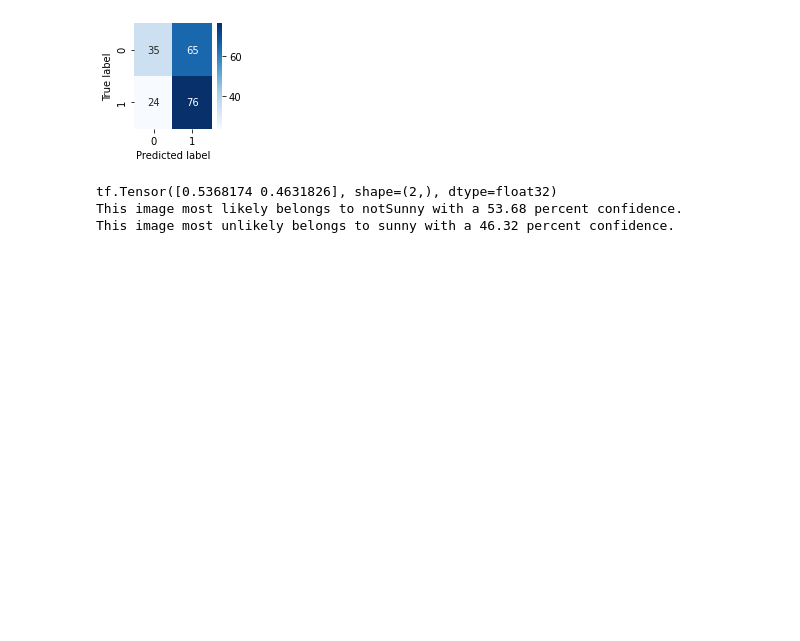
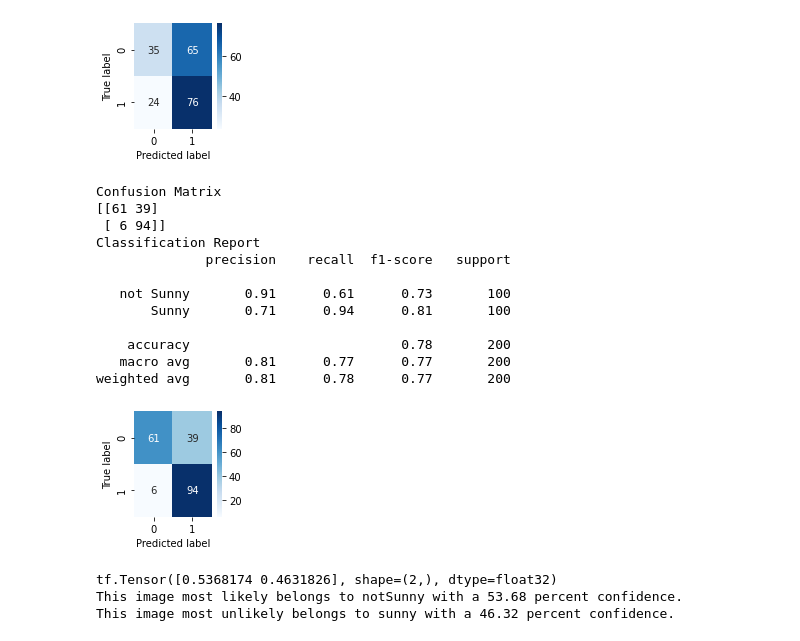
Before and after one commit to Sunspotter-Project/sunspotter-neural-network, a Jupyter notebook: code/jupyterNotebook/transferLearningCNNClassificationSunSpotter.ipynb, the cells around one changed output. Cells and saved outputs as stored; diff of their text form; code cells hidden in the pictures; blank space fills up the shorter version.

```diff
--- a/code/jupyterNotebook/transferLearningCNNClassificationSunSpotter.ipynb
+++ b/code/jupyterNotebook/transferLearningCNNClassificationSunSpotter.ipynb
@@ -416,6 +421,38 @@ Predicted labels:
  1 1 0 1 0 0 0 0 1 1 1 1 1 1 1 1 1 1 1 1 0 0 1 1 0 0 0 1 1 0 1 0 0 0 0 1 1
  1 1 0 0 0 0 0 1 1 0 1 1 0 1 1]
 [figure]
+# %%
+#Confution Matrix and Classification Report
+from sklearn.metrics import classification_report, confusion_matrix
+Y_pred = model.predict(test_generator, 200 // BATCH_SIZE+1)
+y_pred = np.argmax(Y_pred, axis=1)
+print('Confusion Matrix')
+con_mat_df = confusion_matrix(test_generator.classes, y_pred)
+print(confusion_matrix(test_generator.classes, y_pred))
+print('Classification Report')
+target_names = ['not Sunny', 'Sunny']
+print(classification_report(test_generator.classes, y_pred, target_names=target_names))
+
+figure = plt.figure(figsize=(2, 2))
+sns.heatmap(con_mat_df, annot=True,cmap=plt.cm.Blues)
+plt.tight_layout()
+plt.ylabel('True label')
+plt.xlabel('Predicted label')
+plt.show()
+# %% [output]
+Confusion Matrix
+[[61 39]
+ [ 6 94]]
+Classification Report
+              precision    recall  f1-score   support
+
+   not Sunny       0.91      0.61      0.73       100
+       Sunny       0.71      0.94      0.81       100
+
+    accuracy                           0.78       200
+   macro avg       0.81      0.77      0.77       200
+weighted avg       0.81      0.78      0.77       200
+[figure, added]
 # %%
 #sunny_url = https://www.foto-webcam.eu/webcam/tschagguns/2021/06/01/1140_hu.jpg
 #sunny_url = https://www.foto-webcam.eu/webcam/tschagguns/2021/05/28/1510_hu.jpg
```
Also changed, not shown: parts of 2 cells of this notebook.
